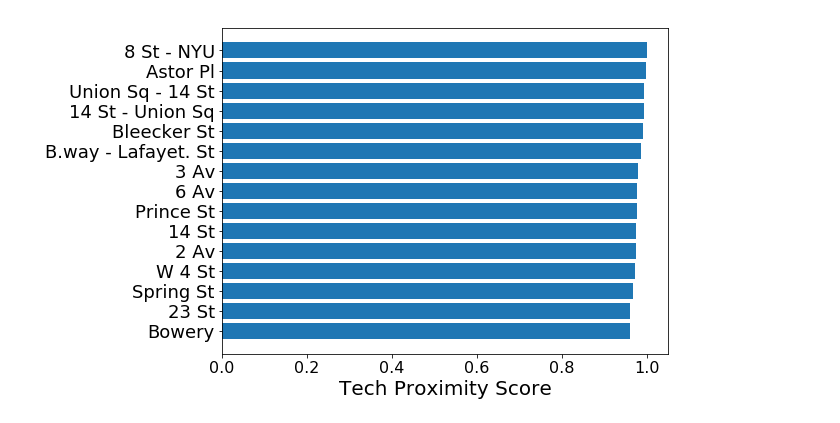
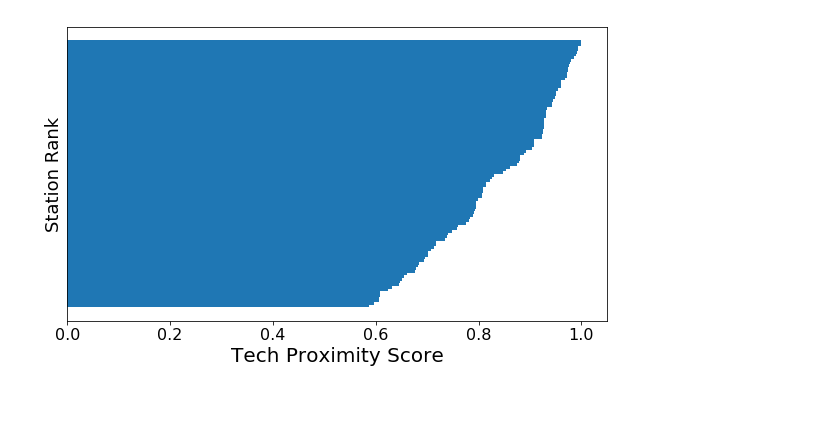
Before and after one commit to NeuroLaunch/Metis-Submissions, a Jupyter notebook: Project1_Week01_Benson/MTA_TechScore_TurnstileHoppers.ipynb, the cells around one changed output. Saved outputs shown, nothing was run; the diff lists cells and outputs as text; code cells hidden in the pictures.

```diff
--- a/Project1_Week01_Benson/MTA_TechScore_TurnstileHoppers.ipynb
+++ b/Project1_Week01_Benson/MTA_TechScore_TurnstileHoppers.ipynb
@@ -4,7 +22,3 @@ import numpy as np
 import re
 from bs4 import BeautifulSoup as bs
 from scipy.stats import norm
-# %%
-f = open('Top100TechCompanies_2017_BuiltInNYC.html','r')
-btable = bs(f)
-f.close
@@ -25,0 +55,7 @@ for tag in btable.find_all('strong'):
+# %%
+# Get latitude and longitude spatial coordinates for as many companies as possible #
+lat_lon = []
+for x in companies:
+    name = x[0]
+    loc = nmgeo.geocode(f'{name} NY, USA')
+    if loc and len(loc)>1: print(name,loc[1])
@@ -37,5 +79,0 @@ nmgeo = Nominatim(user_agent="my-application")
-# %%
-lat_lon = []
-for x in companies[:30]:
-    loc = nmgeo.geocode(f'{x} NY, USA')
-    if loc and len(loc)>1: print(x,loc[1])
@@ -152,3 +134,0 @@ df_orig.head()
-# %%
-df_new = df_orig
-df_new.sort_values('Benson Tech Score',ascending=False,inplace=True)
@@ -202,11 +230,18 @@ xx[6] = 'B.way - Lafayet. St'
 # %%
+# Plot results for the the top 100 stations #
+df_top100 = df_new.iloc[:100]
+stops100 = tuple(zip(list(df_top100['Stop Name']),list(df_top100['GTFS Stop ID'])));
+stops100 = [f'{x} ({y})' for x,y in stops100]  # new string combines station info
+scores100 = list(df_top100['Benson Tech Score'])
+
 fig, ax = plt.subplots(1, 1, figsize=(10, 6))
-plt.barh(xx,yy);
-plt.xticks(fontsize=16); plt.yticks(fontsize=18);
+plt.barh(stops100,scores100,height=1,linewidth=0);
+plt.xticks(fontsize=16); plt.yticks([]);
 plt.xlabel('Tech Proximity Score', fontsize=20);
+plt.ylabel('Station Rank', fontsize=18);
 ax.invert_yaxis();
 
-fig.subplots_adjust(left=0.28)
-plt.savefig('Top20_Tech.png')
+fig.subplots_adjust(left=0.15,bottom=0.20)
+plt.savefig('Top100_Tech.png')
 # %% [output]
-[figure, old version]
+[figure, new version]
```
Also changed, not shown: parts of 48 cells of this notebook, 4 other files.
